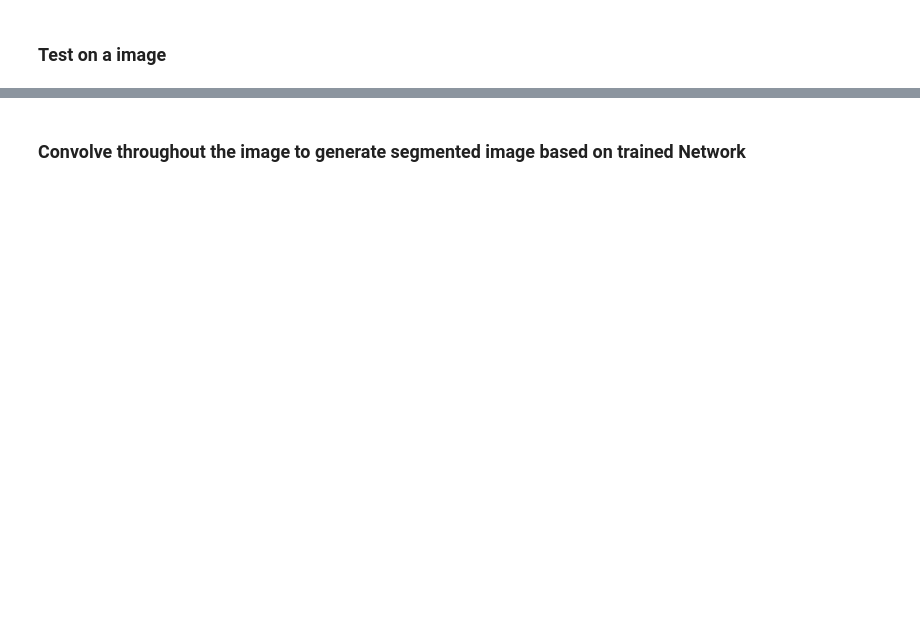
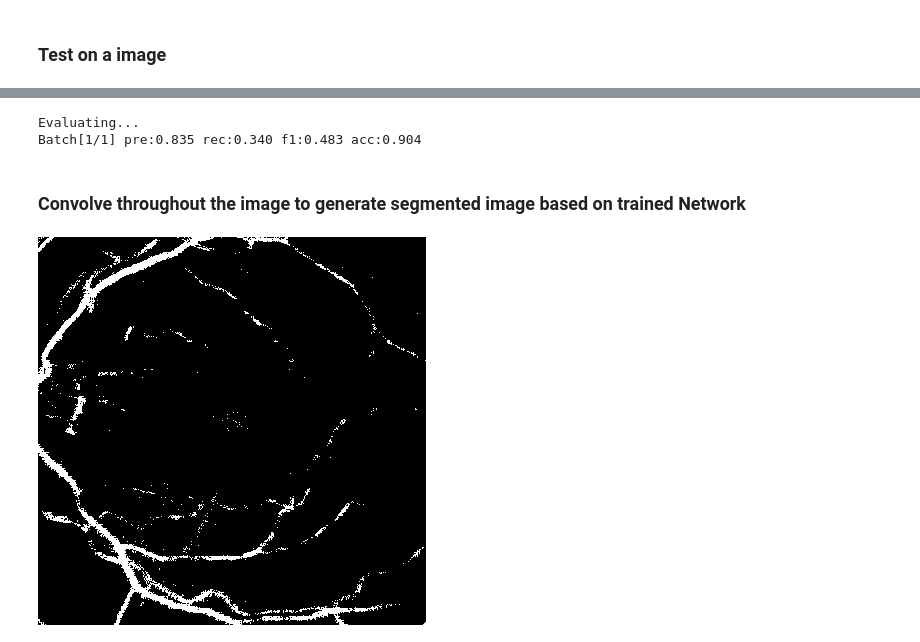
Before and after one commit to sraashis/deepdyn, a Jupyter notebook: notebook/UNET_PyTORCH.ipynb, the cells around one changed output, grey strips where cells are left out. Saved outputs shown, nothing was run; the diff lists cells and outputs as text; code cells hidden in the pictures; blank space fills up the shorter version.

Commit message:
Unet working

```diff
--- a/notebook/UNET_PyTORCH.ipynb
+++ b/notebook/UNET_PyTORCH.ipynb
@@ -82,15 +79,15 @@ def get_mask_file_test(file_name):
 
 num_channels =1
 classes = { 'background': 0, 'vessel': 1,}
-batch_size = 4
+batch_size = 1
 num_classes = len(classes)
 epochs = 5
 num_rows, num_cols = 572, 572 #height by width of image of training img
 use_gpu = False
 pixel_offset = 5
 #### Images to train/validate per epoch ####
-train_size = 2000
-validation_size = 200
+train_size = None
+validation_size = None
 checkpoint_file = 'PytorchCheckpointUNET.nn.tar'
 # %% [markdown]
 ### Define the network
@@ -136,8 +133,8 @@ validationloader = torch.utils.data.DataLoader(validation_set, batch_size=batch_
 # %% [markdown]
 ### Train and evaluate network
 # %%
-trainer = HybridNNTrainer(model=net, checkpoint_dir=Dirs['checkpoint'], checkpoint_file=checkpoint_file,
-                          to_tensorboard=True)
+trainer = UNetNNTrainer(model=net, checkpoint_dir=Dirs['checkpoint'], checkpoint_file=checkpoint_file,
+                          to_tensorboard=False)
 # trainer.resume_from_checkpoint()
-trainer.train(optimizer=optimizer, dataloader=trainloader, epochs=epochs, use_gpu=use_gpu,
+trainer.train(optimizer=optimizer, dataloader=trainloader, epochs=2, use_gpu=use_gpu,
               validationloader=validationloader, force_checkpoint=True, log_frequency=50)
@@ -162,11 +173,16 @@ testloader = torch.utils.data.DataLoader(testset, batch_size=2,
 # %%
-IJs, scores, y_pred, y_true = trainer.evaluate(dataloader=testloader, use_gpu=use_gpu, force_checkpoint=False)
+_,scores,y_pred, y_true = trainer.evaluate(dataloader=testloader, use_gpu=use_gpu, force_checkpoint=False)
 # mnt.plot_confusion_matrix(y_pred=y_pred, y_true=y_true, classes=classes)
+# %% [output]
+Evaluating...
+Batch[1/1] pre:0.835 rec:0.340 f1:0.483 acc:0.904
 # %% [markdown]
 ### Convolve throughout the image to generate segmented image based on trained Network
 # %%
-i = np.array(y_pred.reshape(-1, 565)*255, dtype=np.uint8)
+i = np.array(y_pred.reshape(-1, 388)*255, dtype=np.uint8)
 IMG.fromarray(i)
+# %% [output]
+[figure, added]
 # %%
 i = np.array(y_pred.reshape(-1, 565)*255, dtype=np.uint8)
 IMG.fromarray(i)
```
Also changed, not shown: parts of 6 cells of this notebook, 4 other files.
